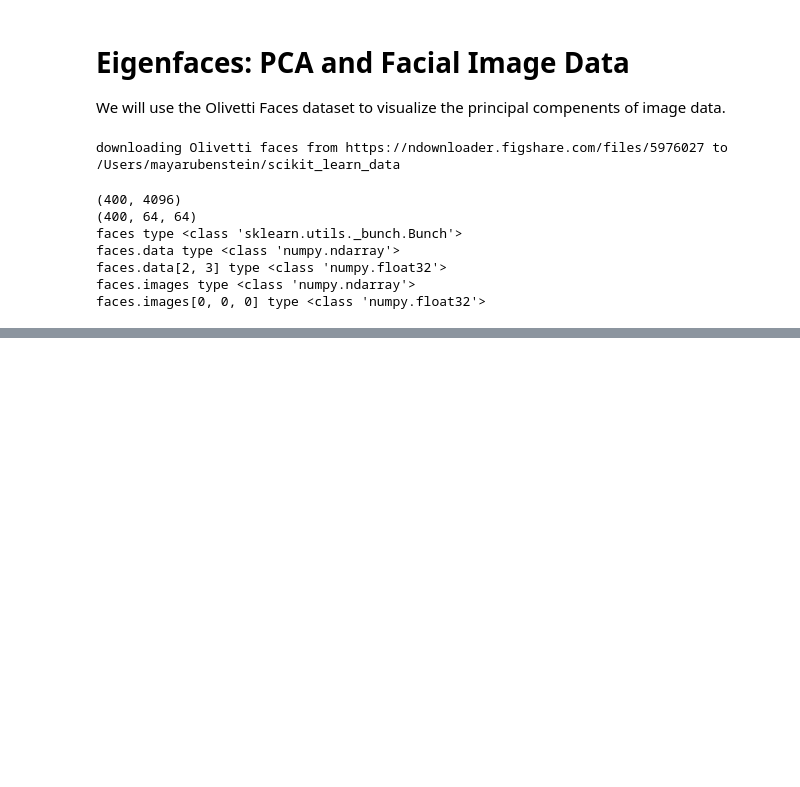
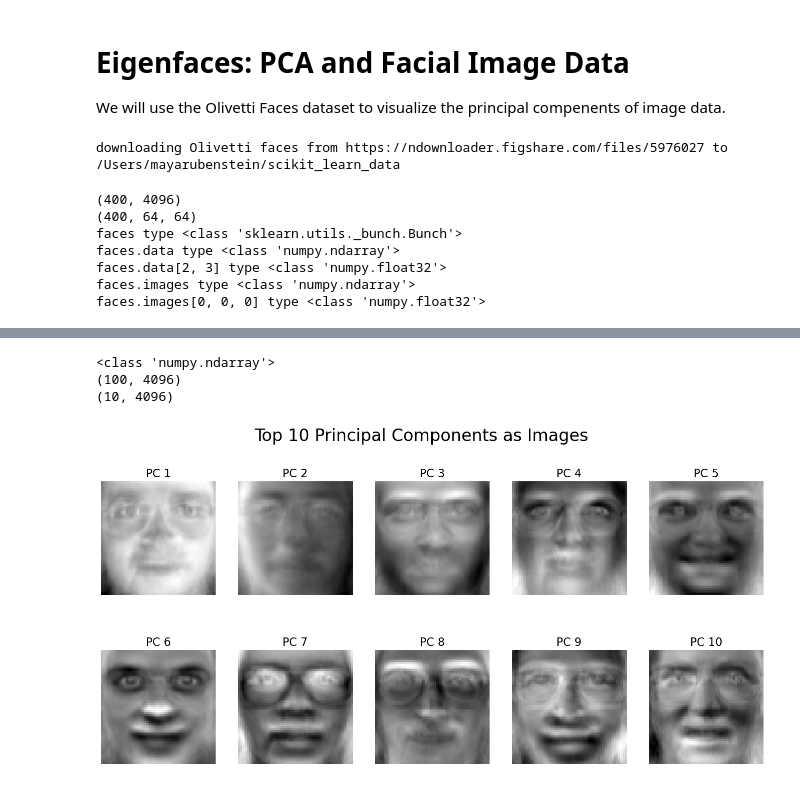
Before and after one commit to mayarubenstein/Statistical-Learning, a Jupyter notebook: assignment_2/ex_2_svd_pca.ipynb, the cells around one changed output, grey strips where cells are left out. Saved outputs shown, nothing was run; the diff lists cells and outputs as text; code cells hidden in the pictures; blank space fills up the shorter version.

```diff
--- a/assignment_2/ex_2_svd_pca.ipynb
+++ b/assignment_2/ex_2_svd_pca.ipynb
@@ -199,0 +221,22 @@ faces.images[0, 0, 0] type <class 'numpy.float32'>
+# %%
+print(type(pca.components_))
+print(pca.components_.shape)
+ten_components = pca.components_[:10]
+print(ten_components.shape)
+
+def unflatten(v):
+    return v.reshape(64, 64)
+
+fig, ax = plt.subplots(2, 5, figsize=(17, 8))
+for i in range(10):
+    row, col = divmod(i, 5)
+    ax[row, col].imshow(unflatten(ten_components[i]), cmap='gray')
+    ax[row, col].set_title(f'PC {i+1}', fontsize = 16)
+    ax[row, col].axis('off')
+plt.suptitle('Top 10 Principal Components as Images', fontsize = 24)
+plt.show()
+# %% [output]
+<class 'numpy.ndarray'>
+(100, 4096)
+(10, 4096)
+[figure, added]
```
Also changed, not shown: parts of 6 cells of this notebook.
